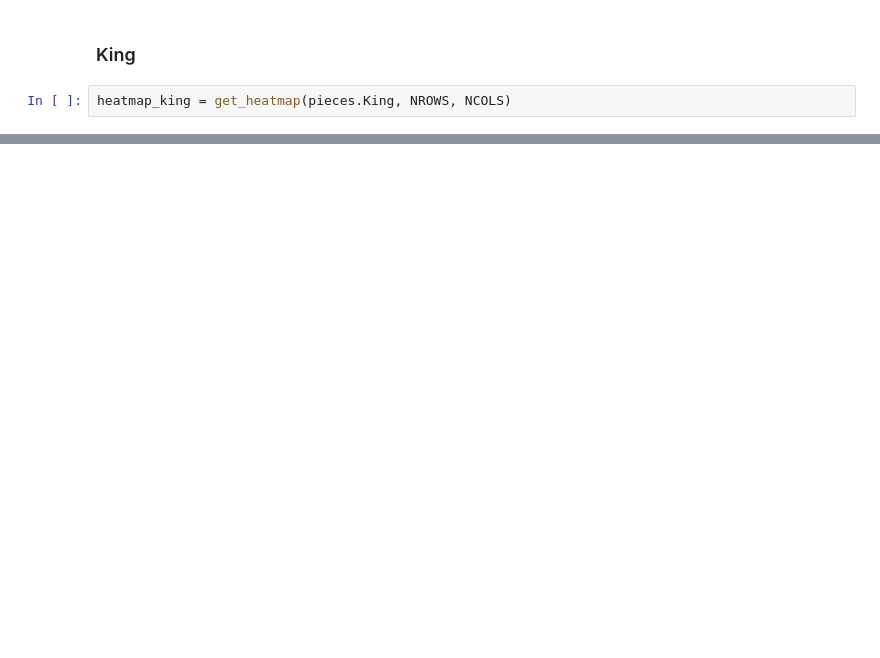
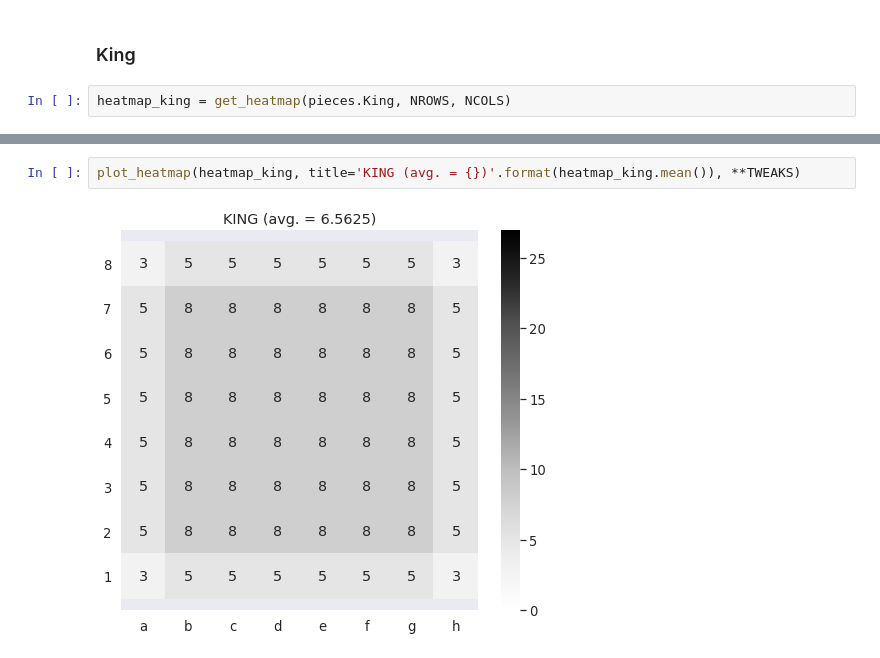
Before and after one commit to Computer-Chess/CompChessSeminar, a Jupyter notebook: analysis.ipynb, the cells around one changed output, grey strips where cells are left out. Drawn from its saved outputs; the diff is of its cells as text; blank space fills up the shorter version.

```diff
--- a/analysis.ipynb
+++ b/analysis.ipynb
@@ -74,0 +80,4 @@ plot_heatmap(heatmap_king)
+# %%
+plot_heatmap(heatmap_king, title='KING (avg. = {})'.format(heatmap_king.mean()), **TWEAKS)
+# %% [output]
+[figure, added]
```
Also changed, not shown: parts of 18 cells of this notebook, 1 other file.
